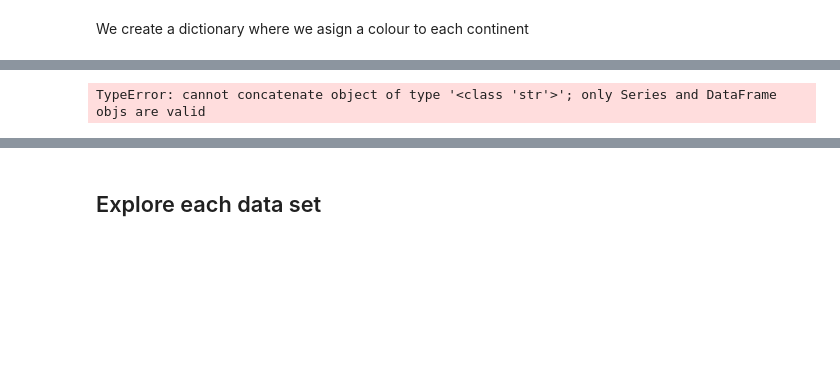
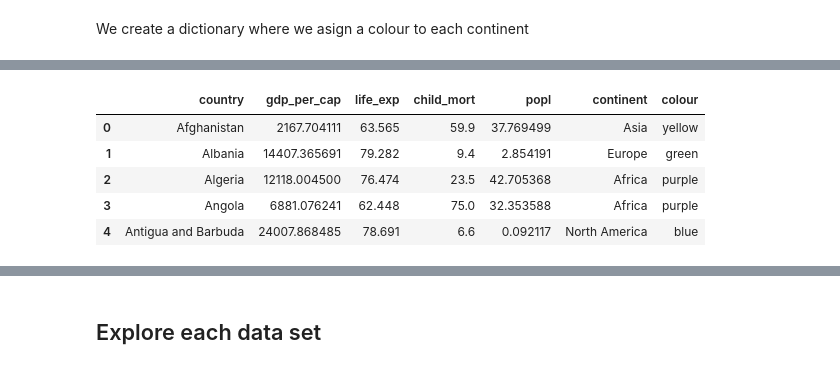
Before and after one commit to NumEconCopenhagen/projects-2023-helene-and-cecilie-class-3, a Jupyter notebook: dataproject/dataproject.ipynb, the cells around one changed output, grey strips where cells are left out. Drawn from its saved outputs; the diff is of its cells as text; code cells hidden in the pictures; blank space fills up the shorter version.

```diff
--- a/dataproject/dataproject.ipynb
+++ b/dataproject/dataproject.ipynb
@@ -241,17 +247,16 @@ colours = {
     'Oceania':'red',
     'South America':'orange'
 }
-# %%
-wd_cont['colour'] = ''
-for key, value in colours.items():
-    wd_cont.colour.append(key, value)
-
-wd_cont.head()
-# %% [output]
-TypeError: cannot concatenate object of type '<class 'str'>'; only Series and DataFrame objs are valid
 # %%
-wd_cont = wd_cont.append(colours, ignore_index=True)
+wd_cont['colour'] = wd_cont['continent'].map(colours)
 wd_cont.head()
+# %% [output]
+|  | country | gdp_per_cap | life_exp | child_mort | popl | continent | colour |
+| 0 | Afghanistan | 2167.704111 | 63.565 | 59.9 | 37.769499 | Asia | yellow |
+| 1 | Albania | 14407.365691 | 79.282 | 9.4 | 2.854191 | Europe | green |
+| 2 | Algeria | 12118.004500 | 76.474 | 23.5 | 42.705368 | Africa | purple |
+| 3 | Angola | 6881.076241 | 62.448 | 75.0 | 32.353588 | Africa | purple |
+| 4 | Antigua and Barbuda | 24007.868485 | 78.691 | 6.6 | 0.092117 | North America | blue |
 # %%
 fig = plt.figure() #Create figure
 ax = fig.add_subplot(1,1,1) #Create plot
```
Also changed, not shown: parts of 3 cells of this notebook.
